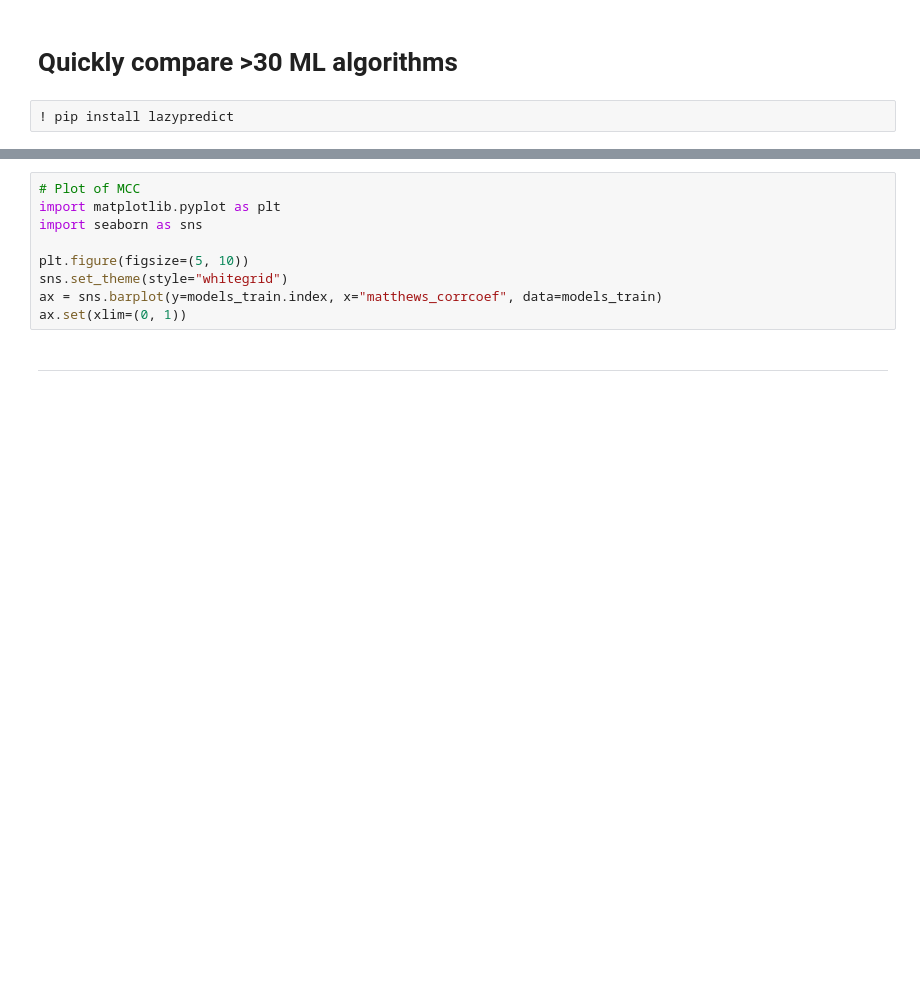
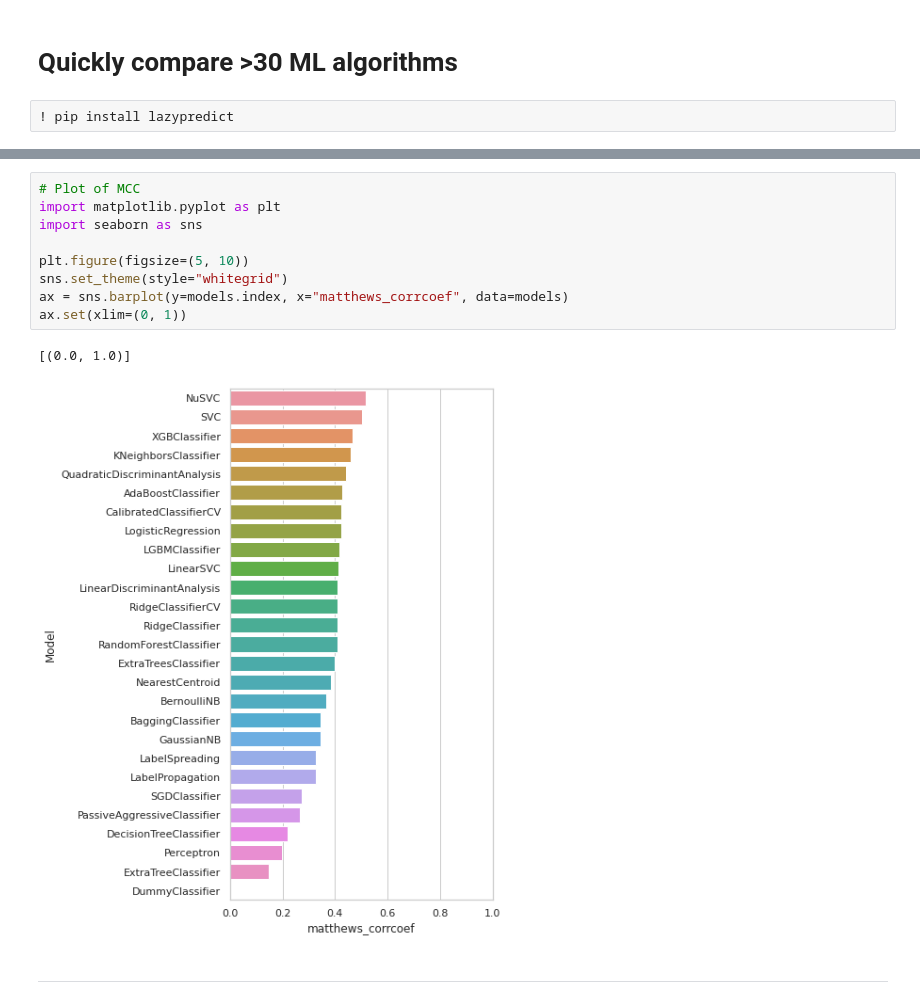
Before and after one commit to DanielAldas/RIIAA5.0_Workshop, a Jupyter notebook: Building_&_interpreting_Deep_AmPEP30_model.ipynb, the cells around one changed output, grey strips where cells are left out. Cells and saved outputs as stored; diff of their text form; blank space fills up the shorter version.

```diff
--- a/Building_&_interpreting_Deep_AmPEP30_model.ipynb
+++ b/Building_&_interpreting_Deep_AmPEP30_model.ipynb
@@ -757,12 +787,15 @@ ax.set(xlim=(0, 1))
 # %%
 # Plot of MCC
 import matplotlib.pyplot as plt
 import seaborn as sns
 
 plt.figure(figsize=(5, 10))
 sns.set_theme(style="whitegrid")
-ax = sns.barplot(y=models_train.index, x="matthews_corrcoef", data=models_train)
+ax = sns.barplot(y=models.index, x="matthews_corrcoef", data=models)
 ax.set(xlim=(0, 1))
+# %% [output]
+[(0.0, 1.0)]
+[figure, added]
 # %% [markdown]
 ---
 # %% [markdown]
```
Also changed, not shown: parts of 10 cells of this notebook.
